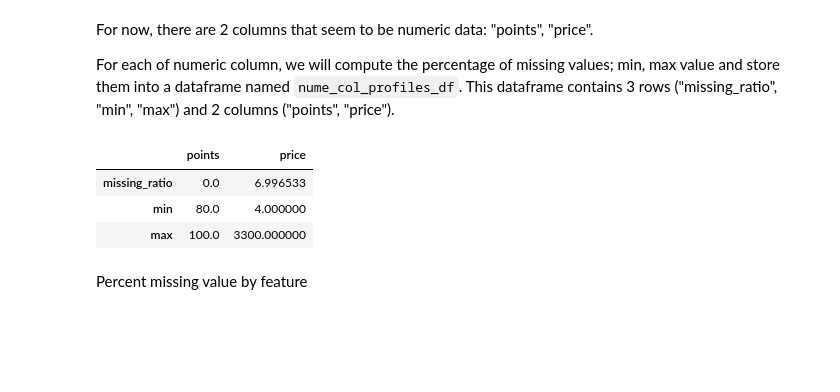
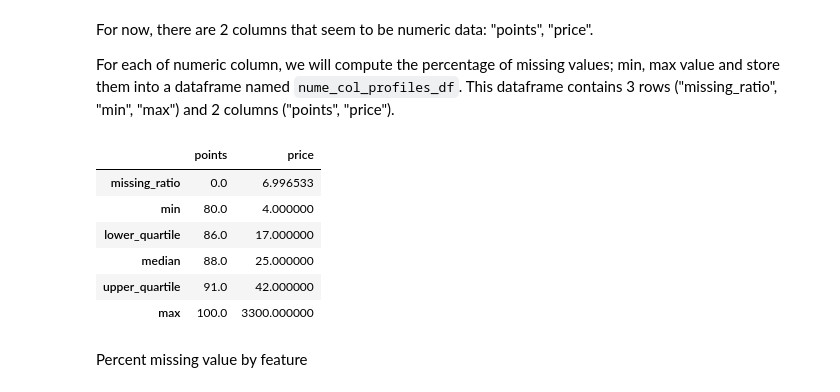
Before and after one commit to iamdkSang/20127214_20127612_Wine-Reviews, a Jupyter notebook: 20127214_20127612.ipynb, the cells around one changed output. Saved outputs shown, nothing was run; the diff lists cells and outputs as text; code cells hidden in the pictures; blank space fills up the shorter version.

```diff
--- a/20127214_20127612.ipynb
+++ b/20127214_20127612.ipynb
@@ -222,22 +224,29 @@ For now, there are 2 columns that seem to be numeric data: "points", "price".
 For each of numeric column, we will compute the percentage of missing values; min, max value and store them into a dataframe named `nume_col_profiles_df`. This dataframe contains 3 rows ("missing_ratio", "min", "max") and 2 columns ("points", "price").
 # %%
 nume_col_profiles_df = pd.DataFrame(columns = ["points", "price"],
-                                    index = ['missing_ratio', 'min', 'max'], data = np.nan)
+                                    index = ['missing_ratio', 'min', 'lower_quartile',
+                                             'median', 'upper_quartile' ,'max'], data = np.nan)
 
 
 nume_col_profiles_df.loc['missing_ratio'] = np.array(wine_df[nume_col_profiles_df.columns].isnull().sum() * 100
                                              / len(wine_df[nume_col_profiles_df.columns]))
 
 nume_col_profiles_df.loc['min'] = wine_df[nume_col_profiles_df.columns].min()
 
 nume_col_profiles_df.loc['max'] = wine_df[nume_col_profiles_df.columns].max()
 
+nume_col_profiles_df.loc['lower_quartile'] = wine_df[nume_col_profiles_df.columns].quantile(0.25)
+nume_col_profiles_df.loc['median'] = wine_df[nume_col_profiles_df.columns].quantile(0.5)
+nume_col_profiles_df.loc['upper_quartile'] = wine_df[nume_col_profiles_df.columns].quantile(0.75)
 
 nume_col_profiles_df
 # %% [output]
 |  | points | price |
 | missing_ratio | 0.0 | 6.996533 |
 | min | 80.0 | 4.000000 |
+| lower_quartile | 86.0 | 17.000000 |
+| median | 88.0 | 25.000000 |
+| upper_quartile | 91.0 | 42.000000 |
 | max | 100.0 | 3300.000000 |
 # %% [markdown]
 Percent missing value by feature
```
Also changed, not shown: parts of 18 cells of this notebook.
